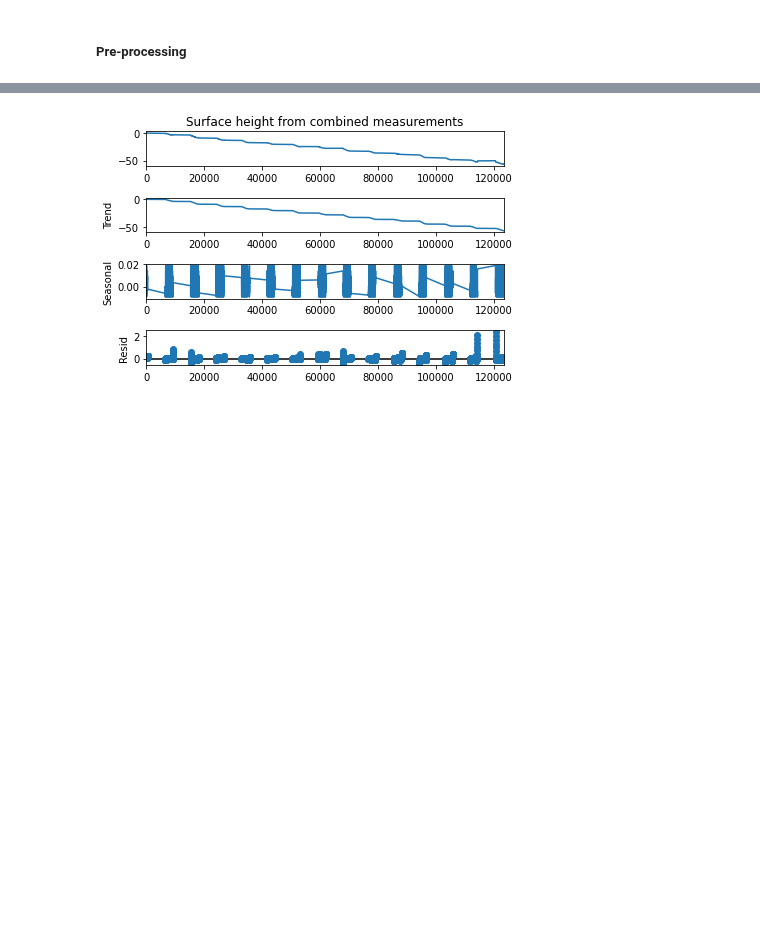
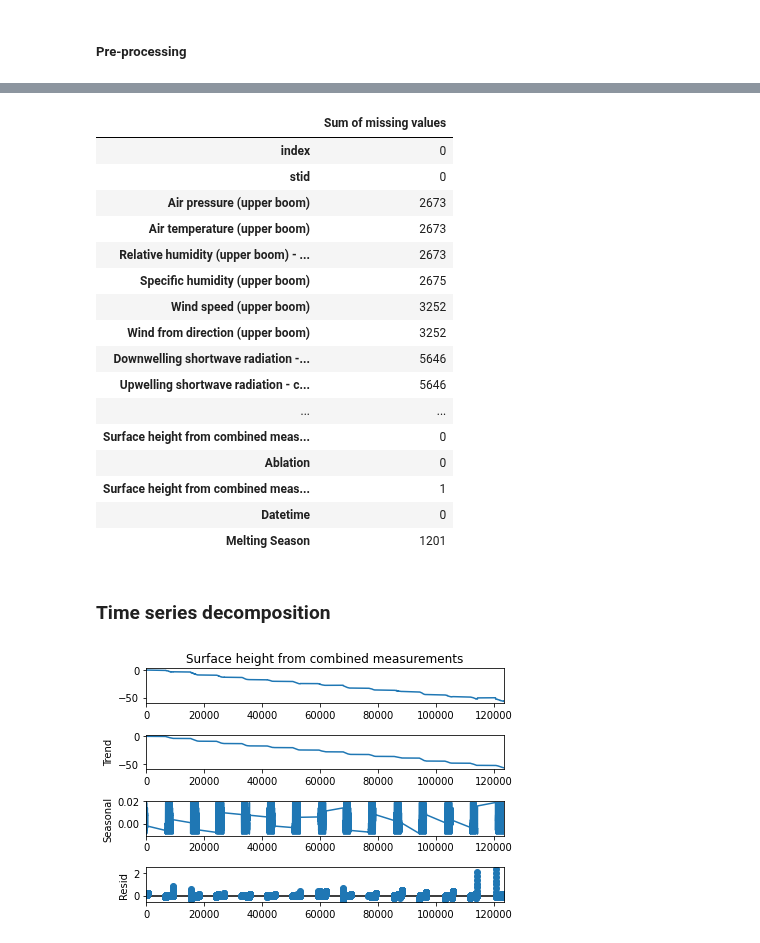
Before and after one commit to markbjerre/GEUS-Master-Thesis, a Jupyter notebook: scripts/SMB_Models_Time_series.ipynb, the cells around one changed output, grey strips where cells are left out. Saved outputs shown, nothing was run; the diff lists cells and outputs as text; code cells hidden in the pictures; blank space fills up the shorter version.

```diff
--- a/scripts/SMB_Models_Time_series.ipynb
+++ b/scripts/SMB_Models_Time_series.ipynb
@@ -234,29 +95,0 @@ df = df.dropna(axis=1,how='all')
-# %%
-# This bit to change the datetime variables into a form that a ML models can understand
-  # https://ianlondon.github.io/blog/encoding-cyclical-features-24hour-time/
-  # https://feature-engine.trainindata.com/en/1.3.x/user_guide/creation/CyclicalFeatures.html
-
-
-# This bit to split Datetime column into year, month, day, hour columns
-df['Datetime'] = pd.to_datetime(df['Datetime'])
-df['Datetime'] = df['Datetime'].dt.strftime('%Y-%m-%d %H:%M:%S')
-
-df['Datetime'] = pd.to_datetime(df['Datetime'])
-
-#Create new columns
-df['year'] = df['Datetime'].dt.year # Maybe we need to exclude year???
-df['month'] = df['Datetime'].dt.month
-df['day'] = df['Datetime'].dt.day
-df['hour'] = df['Datetime'].dt.hour
-
-#Drop the datetime column
-df.drop(columns=['Datetime'], inplace=True)
-
-# Use CyclicalFeatures Package to convert year, month, day & hour
-from feature_engine.creation import CyclicalFeatures
-
-cyclical = CyclicalFeatures(variables=None, drop_original=True)
-
-cyclical = cyclical.fit_transform(df[['year', 'month','day', 'hour']])
-df = pd.merge(df, cyclical, left_index=True, right_index=True)
-df.drop(columns=['year', 'month','day', 'hour'], inplace=True)
@@ -263,3 +113,25 @@ df.drop(columns=['year', 'month','day', 'hour'], inplace=True)
+# %%
+#See missing values
+pd.set_option('display.max_rows', None)
+pd.DataFrame(df.isna().sum(), columns = ["Sum of missing values"])
+# %% [output]
+|  | Sum of missing values |
+| index | 0 |
+| stid | 0 |
+| Air pressure (upper boom) | 2673 |
+| Air temperature (upper boom) | 2673 |
+| Relative humidity (upper boom) - ... | 2673 |
+| Specific humidity (upper boom) | 2675 |
+| Wind speed (upper boom) | 3252 |
+| Wind from direction (upper boom) | 3252 |
+| Downwelling shortwave radiation -... | 5646 |
+| Upwelling shortwave radiation - c... | 5646 |
+| ... | ... |
+| Surface height from combined meas... | 0 |
+| Ablation | 0 |
+| Surface height from combined meas... | 1 |
+| Datetime | 0 |
+| Melting Season | 1201 |
 # %%
 # This bit to split into Train & Test
 from sklearn.model_selection import train_test_split
@@ -272,6 +144,8 @@ X_train, X_test,y_train, y_test = train_test_split(X,y ,
                                    random_state=2023,
                                    test_size=0.3,
                                    shuffle=True)
+# %% [markdown]
+### Time series decomposition
 # %%
 from statsmodels.tsa.seasonal import seasonal_decompose
 
```
Also changed, not shown: parts of 18 cells of this notebook, 2 other files.
